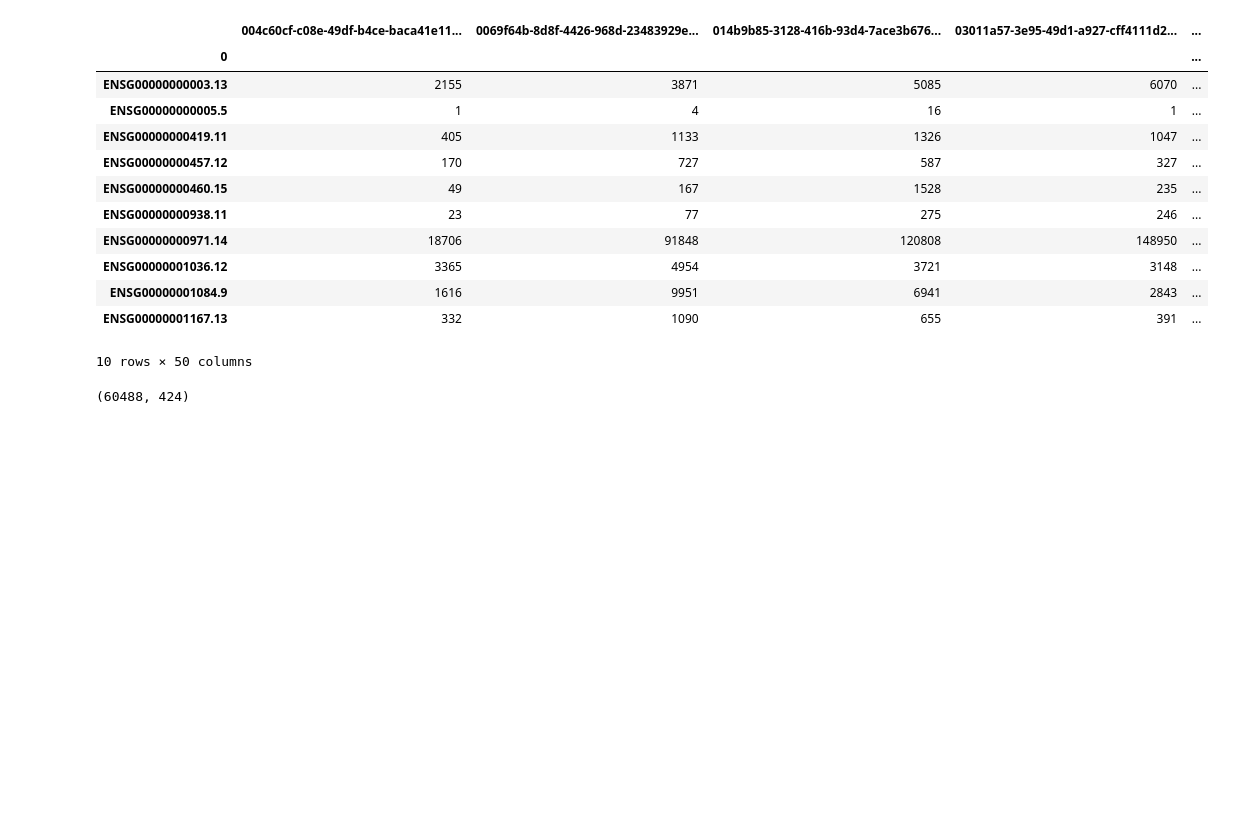
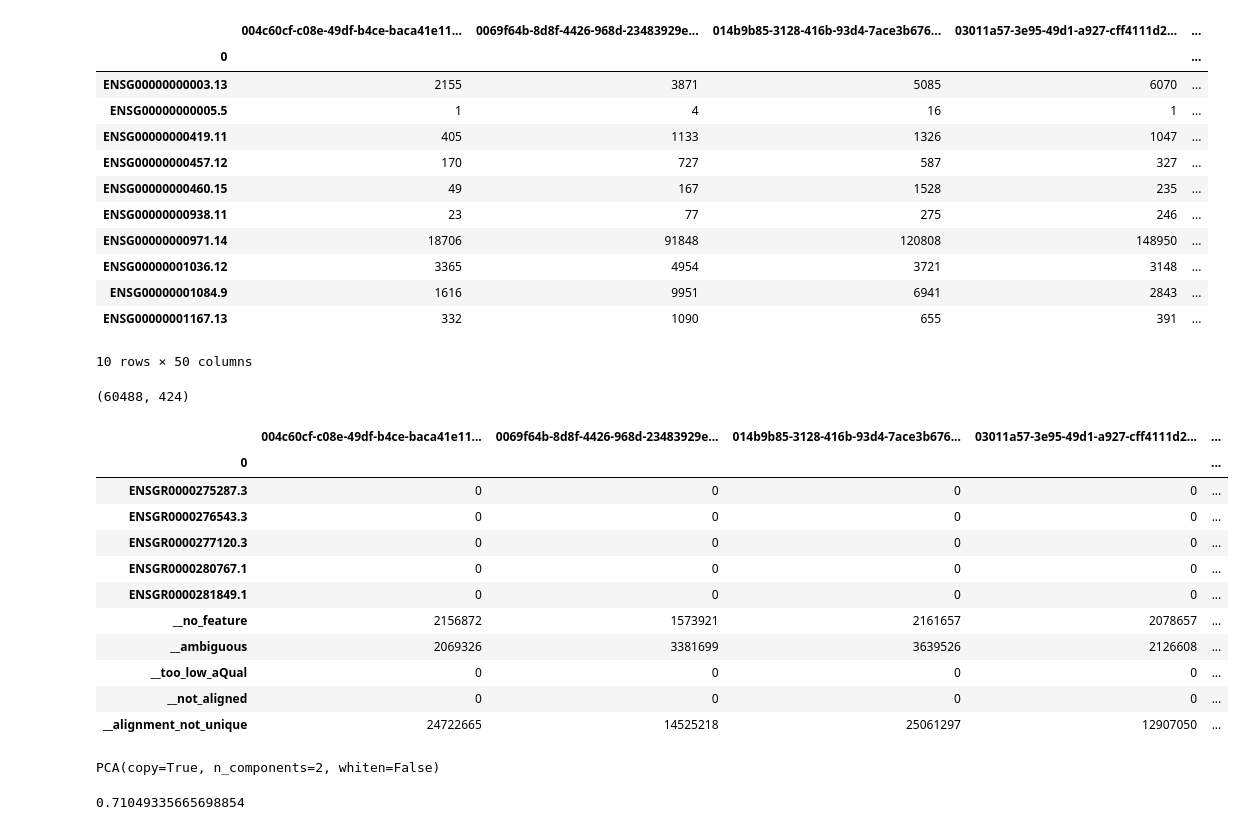
Before and after one commit to oaoni/spark-gene-expression, a Jupyter notebook: Query.ipynb, the cells around one changed output. Cells and saved outputs as stored; diff of their text form; code cells hidden in the pictures; blank space fills up the shorter version.

```diff
--- a/Query.ipynb
+++ b/Query.ipynb
@@ -220,3 +222,18 @@ test.data.iloc[:10,:50]
 test.size
 # %% [output]
 (60488, 424)
+# %%
+test.data.iloc[-10:,0:5]
+# %% [output]
+|  | 004c60cf-c08e-49df-b4ce-baca41e11... | 0069f64b-8d8f-4426-968d-23483929e... | 014b9b85-3128-416b-93d4-7ace3b676... | 03011a57-3e95-49d1-a927-cff4111d2... | ... |
+| 0 |  |  |  |  | ... |
+| ENSGR0000275287.3 | 0 | 0 | 0 | 0 | ... |
+| ENSGR0000276543.3 | 0 | 0 | 0 | 0 | ... |
+| ENSGR0000277120.3 | 0 | 0 | 0 | 0 | ... |
+| ENSGR0000280767.1 | 0 | 0 | 0 | 0 | ... |
+| ENSGR0000281849.1 | 0 | 0 | 0 | 0 | ... |
+| __no_feature | 2156872 | 1573921 | 2161657 | 2078657 | ... |
+| __ambiguous | 2069326 | 3381699 | 3639526 | 2126608 | ... |
+| __too_low_aQual | 0 | 0 | 0 | 0 | ... |
+| __not_aligned | 0 | 0 | 0 | 0 | ... |
+| __alignment_not_unique | 24722665 | 14525218 | 25061297 | 12907050 | ... |
@@ -222,0 +244,9 @@ test.size
+# %%
+pca = PCA(n_components=2)
+pca.fit(test.data.iloc[:-5,].T)
+# %% [output]
+PCA(copy=True, n_components=2, whiten=False)
+# %%
+sum(pca.explained_variance_ratio_)
+# %% [output]
+0.71049335665698854
```
Also changed, not shown: parts of 14 cells of this notebook.
